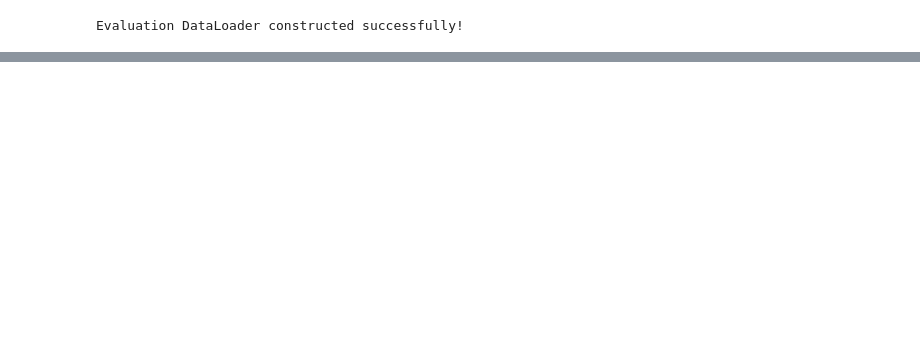
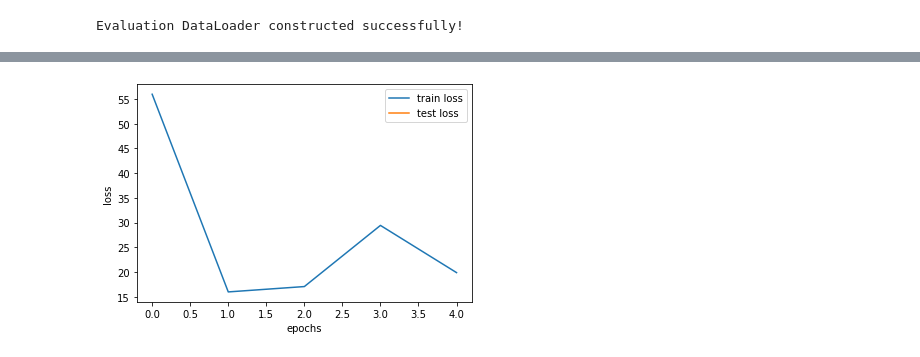
Before and after one commit to AndreasLH/Heart-Rate-Estimation, a Jupyter notebook: src/train.ipynb, the cells around one changed output, grey strips where cells are left out. Saved outputs shown, nothing was run; the diff lists cells and outputs as text; code cells hidden in the pictures; blank space fills up the shorter version.

```diff
--- a/src/train.ipynb
+++ b/src/train.ipynb
@@ -345,0 +301,9 @@ ax.legend();
+# %%
+fig, ax = plt.subplots()
+ax.plot(train_losses, label='train loss')
+ax.plot(test_losses, label='test loss')
+ax.set_xlabel('epochs')
+ax.set_ylabel('loss')
+ax.legend();
+# %% [output]
+[figure, added]
```
Also changed, not shown: parts of 23 cells of this notebook, 6 other files.
